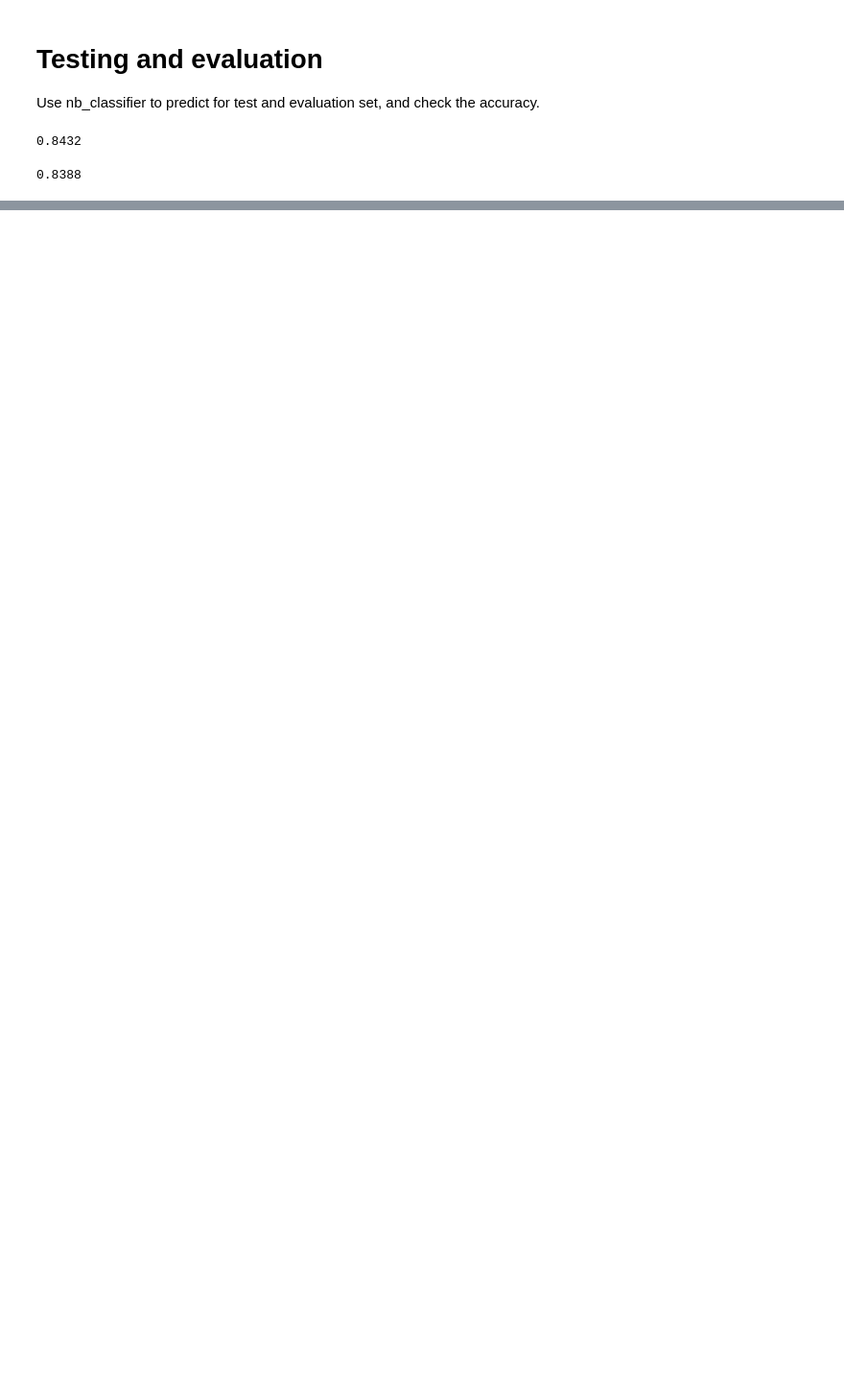
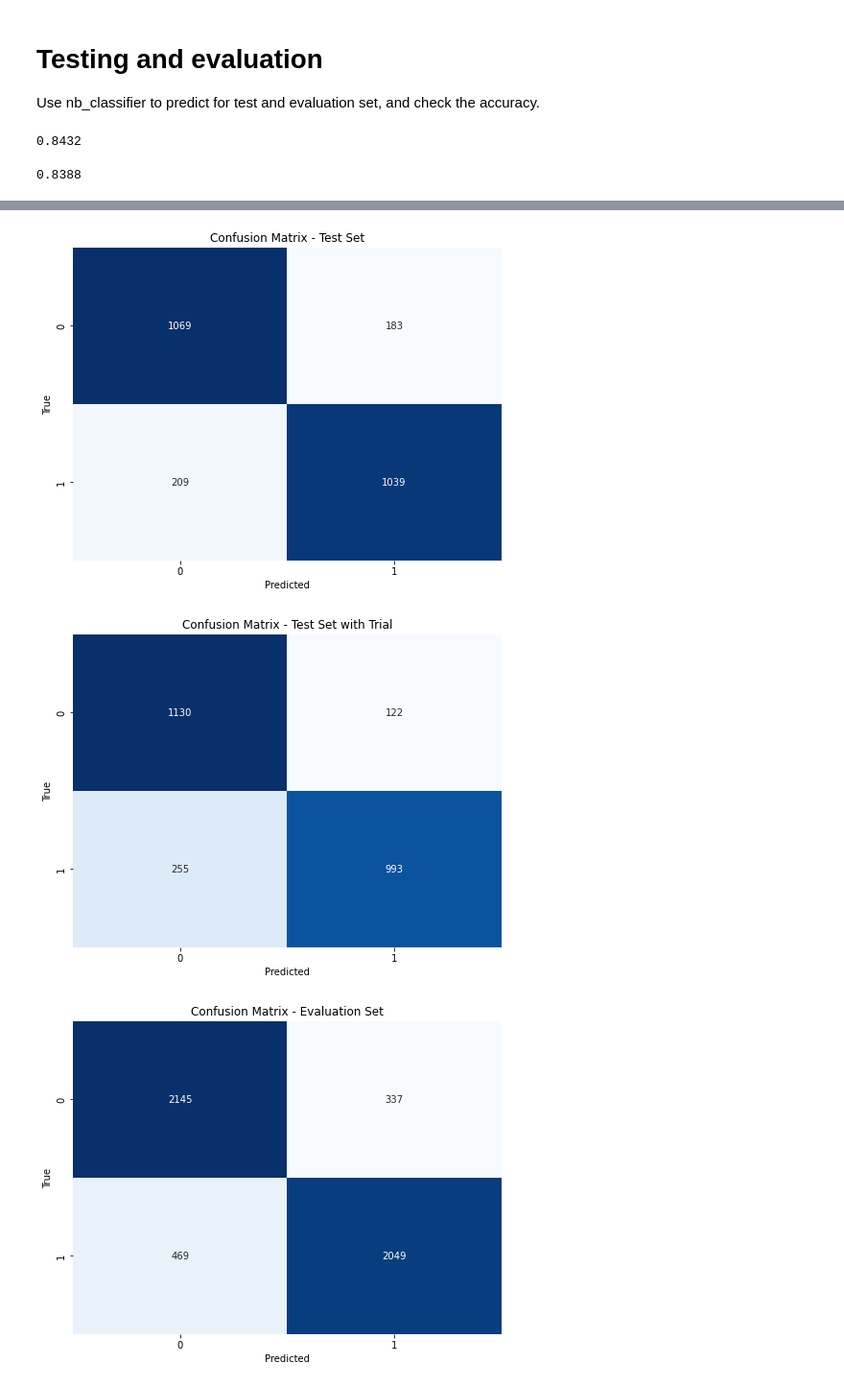
Before and after one commit to KarlFran66/DM2583, a Jupyter notebook: Lab 1/Lab 1_spec.ipynb, the cells around one changed output, grey strips where cells are left out. Shown: that part at 96% size. Drawn from its saved outputs; the diff is of its cells as text; code cells hidden in the pictures; blank space fills up the shorter version.

```diff
--- a/Lab 1/Lab 1_spec.ipynb
+++ b/Lab 1/Lab 1_spec.ipynb
@@ -121,0 +161,5 @@ print(accuracy_evaluation)
+# %%
+y_pred_trial = nb_classifier_trial.predict(X_test_trial)
+
+accuracy_trial = accuracy_score(y_test_trial, y_pred_trial)
+print(accuracy_trial)
@@ -121,0 +168,5 @@ print(accuracy_evaluation)
+# %%
+y_pred_evaluation_trial = nb_classifier_trial.predict(X_evaluation_trial)
+
+accuracy_evaluation_trial = accuracy_score(y_evaluation_trial, y_pred_evaluation_trial)
+print(accuracy_evaluation_trial)
@@ -121,0 +218,40 @@ print(accuracy_evaluation)
+# %%
+cm_test_1 = confusion_matrix(y_test, y_pred)
+
+cm_test_2 = confusion_matrix(y_test_trial, y_pred_trial)
+
+cm_evaluation_1 = confusion_matrix(y_evaluation, y_pred_evaluation)
+
+cm_evaluation_2 = confusion_matrix(y_evaluation_trial, y_pred_evaluation_trial)
+
+plt.figure(figsize=(8, 6))
+sns.heatmap(cm_test_1, annot=True, fmt='d', cmap='Blues', cbar=False)
+plt.xlabel('Predicted')
+plt.ylabel('True')
+plt.title('Confusion Matrix - Test Set')
+plt.show()
+
+plt.figure(figsize=(8, 6))
+sns.heatmap(cm_test_2, annot=True, fmt='d', cmap='Blues', cbar=False)
+plt.xlabel('Predicted')
+plt.ylabel('True')
+plt.title('Confusion Matrix - Test Set with Trial')
+plt.show()
+
+plt.figure(figsize=(8, 6))
+sns.heatmap(cm_evaluation_1, annot=True, fmt='d', cmap='Blues', cbar=False)
+plt.xlabel('Predicted')
+plt.ylabel('True')
+plt.title('Confusion Matrix - Evaluation Set')
+plt.show()
+
+plt.figure(figsize=(8, 6))
+sns.heatmap(cm_evaluation_2, annot=True, fmt='d', cmap='Blues', cbar=False)
+plt.xlabel('Predicted')
+plt.ylabel('True')
+plt.title('Confusion Matrix - Evaluation Set with Trial')
+plt.show()
+# %% [output]
+[figure, added]
+[figure, added]
+[figure, added]
```
Also changed, not shown: parts of 15 cells of this notebook.
